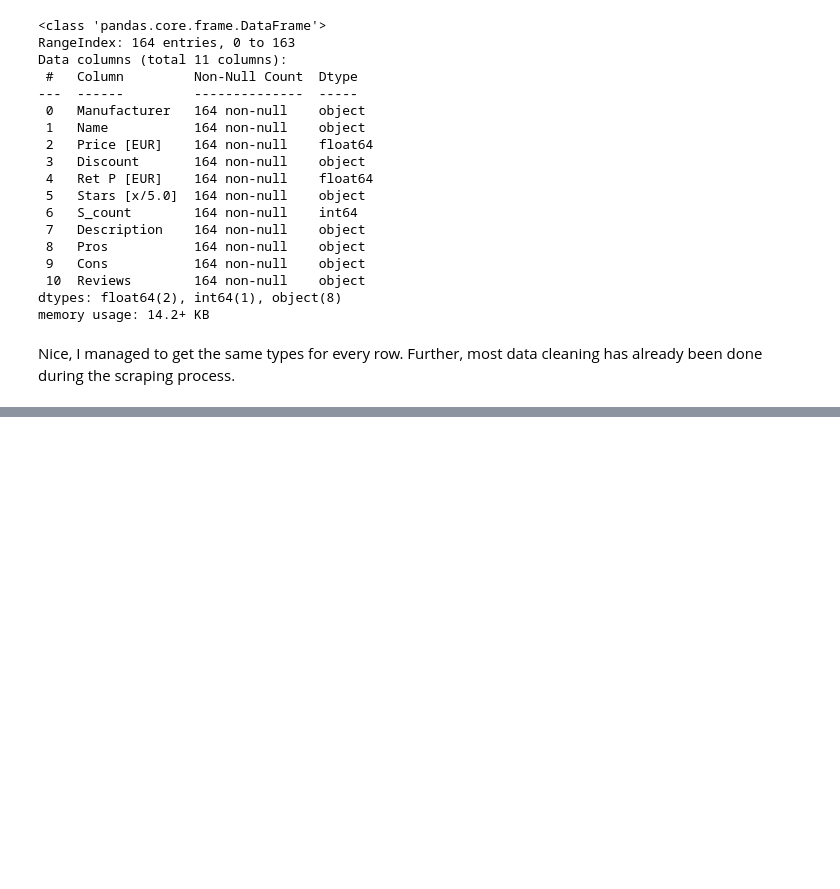
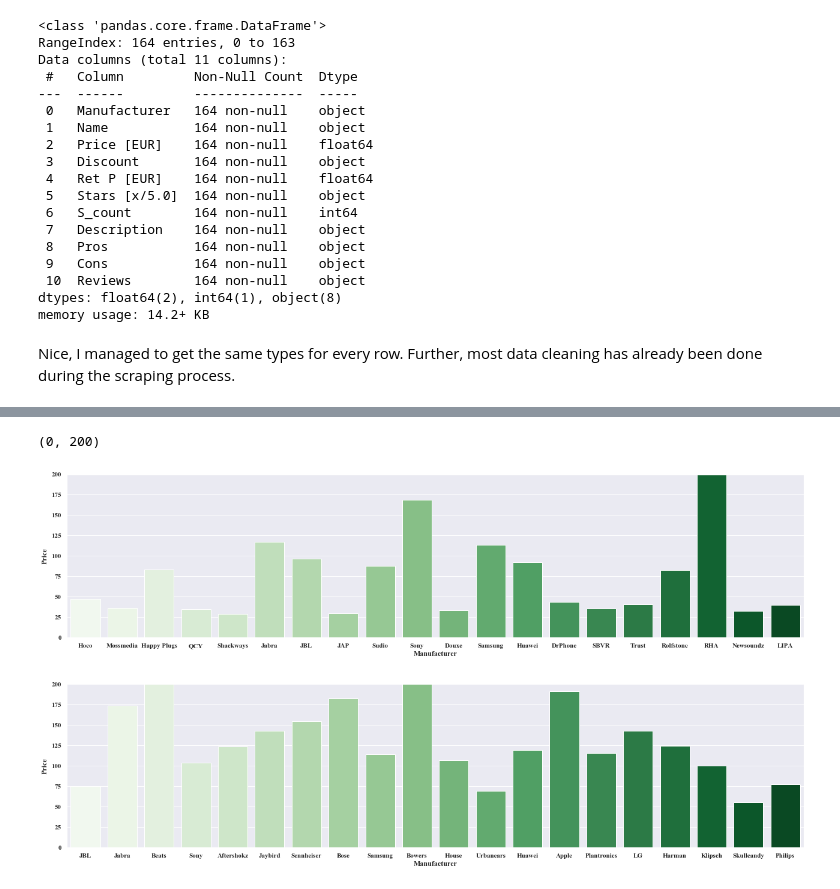
Before and after one commit to RHAALiebrand/DataAnalytics, a Jupyter notebook: Earsbuds Market Bol vs Coolblue - Scraping, cleaning, and analysis/Earbuds_Market_Bol_vs_CoolBlue.ipynb, the cells around one changed output, grey strips where cells are left out. Saved outputs shown, nothing was run; the diff lists cells and outputs as text; code cells hidden in the pictures; blank space fills up the shorter version.

```diff
--- a/Earsbuds Market Bol vs Coolblue - Scraping, cleaning, and analysis/Earbuds_Market_Bol_vs_CoolBlue.ipynb
+++ b/Earsbuds Market Bol vs Coolblue - Scraping, cleaning, and analysis/Earbuds_Market_Bol_vs_CoolBlue.ipynb
@@ -263,0 +173,9 @@ levenshtein_ratio_and_distance(b,c,True)
+# %%
+Name_count_Bol=EarBuds_Bol.groupby('Manufacturer').count()
+Name_count_Bol=Name_count_Bol['Name']
+
+Grouped_Man_Bol = pd.concat([EarBuds_Bol.groupby('Manufacturer').mean(),Name_count_Bol], axis=1, sort=False)
+Grouped_Man_Bol['Price']=Grouped_Man_Bol['Price [EUR]']
+Grouped_Man_Bol=Grouped_Man_Bol.sort_values('Name',ascending=False)
+print('Bol:')
+Grouped_Man_Bol.head()
@@ -263,0 +191,10 @@ levenshtein_ratio_and_distance(b,c,True)
+# %%
+Name_count_CoolBlue=EarBuds_CoolBlue.groupby('Manufacturer').count()
+Name_count_CoolBlue=Name_count_CoolBlue['Name']
+
+Grouped_Man_CoolBlue = pd.concat([EarBuds_CoolBlue.groupby('Manufacturer').mean(),Name_count_CoolBlue], axis=1, sort=False)
+Grouped_Man_CoolBlue['Price']=Grouped_Man_CoolBlue['Price [EUR]']
+Grouped_Man_CoolBlue=Grouped_Man_CoolBlue.sort_values('Name',ascending=False)
+
+print('CoolBlue:')
+Grouped_Man_CoolBlue.head()
@@ -263,0 +210,12 @@ levenshtein_ratio_and_distance(b,c,True)
+# %%
+plt.figure(figsize=(22,5))
+sns.barplot(x=Grouped_Man_Bol.index[0:20],y=Grouped_Man_Bol.Price.iloc[0:20],palette='Greens')
+plt.ylim([0,200])
+
+plt.figure(figsize=(22,5))
+sns.barplot(x=Grouped_Man_CoolBlue.index[0:20],y=Grouped_Man_CoolBlue.Price.iloc[0:20],palette='Greens')
+plt.ylim([0,200])
+# %% [output]
+(0, 200)
+[figure, added]
+[figure, added]
```
Also changed, not shown: parts of 96 cells of this notebook, 9 other files.
